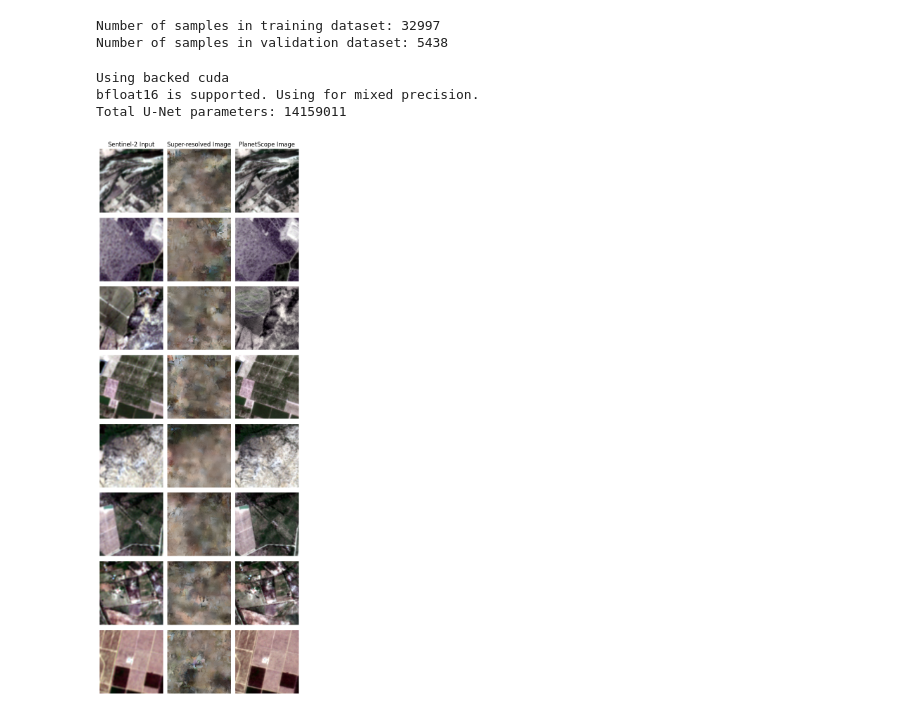
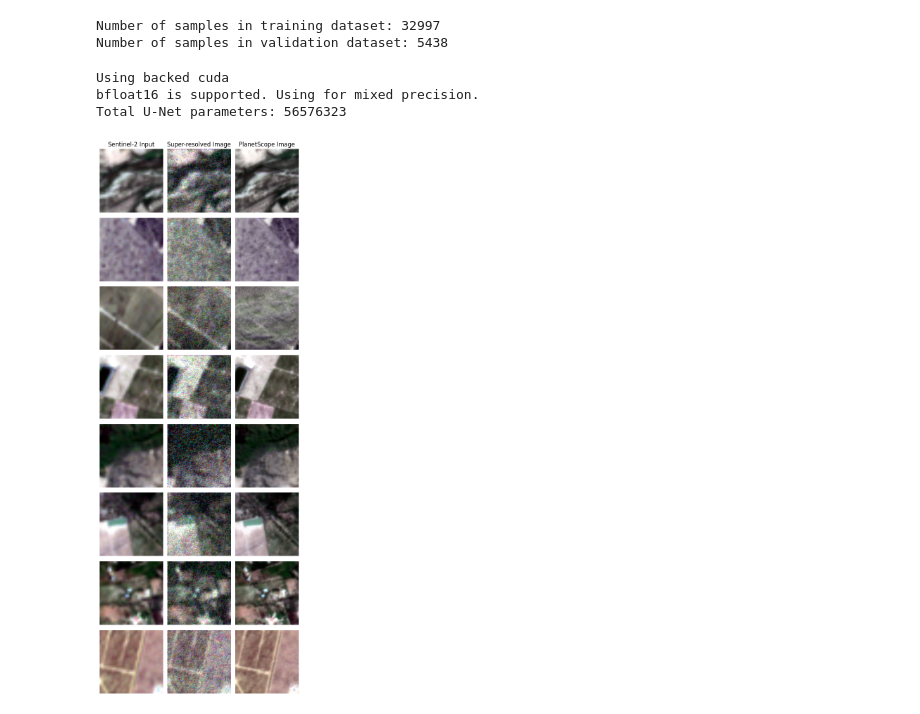
Before and after one commit to DakotaHester/diffusion-examples, a Jupyter notebook: notebooks/flow_matching.ipynb, the cells around one changed output. Saved outputs shown, nothing was run; the diff lists cells and outputs as text; code cells hidden in the pictures.

```diff
--- a/notebooks/flow_matching.ipynb
+++ b/notebooks/flow_matching.ipynb
@@ -162,16 +159,11 @@ else:
     print('bfloat16 not supported. Falling back to float16 for mixed precision.')
     mixed_precision_dtype = torch.float16
 
-# vae = AutoencoderTiny.from_pretrained('madebyollin/taesd')
-# vae.to(device)
-# vae = torch.compile(vae)
-# print(f'Total VAE parameters: {sum([p.numel() for p in vae.parameters()])}')
-
 model = UNet2DModel(
     sample_size=256,
     in_channels=6,
     out_channels=3,
-    block_out_channels=[32, 64, 128, 256],
+    block_out_channels=[64, 128, 256, 512],
     down_block_types=['DownBlock2D'] * 4, # + ['AttnDownBlock2D'],
     up_block_types=['UpBlock2D'] * 4, # + ['AttnUpBlock2D']
 )
@@ -182,15 +174,13 @@ print(f'Total U-Net parameters: {sum([p.numel() for p in model.parameters()])}')
 # %% [output]
 Using backed cuda
 bfloat16 is supported. Using for mixed precision.
-Total U-Net parameters: 14159011
+Total U-Net parameters: 56576323
 # %%
 batch_size = 256
-micro_batch_size = 32
+micro_batch_size = 16
 n_epochs = 100
-total_timesteps = 1000
 warmup_epochs = 10
-lr = 1e-5
-
+lr = 1e-4
 
 grad_accum_steps = batch_size // micro_batch_size
 
@@ -199,7 +189,6 @@ warmup_scheduler = torch.optim.lr_scheduler.LinearLR(optimizer, start_factor=0.1
 cosine_scheduler = torch.optim.lr_scheduler.CosineAnnealingLR(optimizer, T_max=n_epochs - warmup_epochs)
 lr_scheduler = torch.optim.lr_scheduler.SequentialLR(optimizer, schedulers=[warmup_scheduler, cosine_scheduler], milestones=[warmup_epochs])
 # lr_scheduler = torch.optim.lr_scheduler.CosineAnnealingLR(optimizer, n_epochs)
-# noise_scheduler = DDIMScheduler(num_train_timesteps=total_timesteps)
 scaler = GradScaler()
 
 train_dataloader = DataLoader(train_dataset, batch_size=micro_batch_size, shuffle=True, drop_last=True, pin_memory=True, num_workers=16)
@@ -209,12 +198,11 @@ for epoch in range(1, n_epochs+1):
 
     epoch_losses = []
     with tqdm(train_dataloader, desc=f'Epoch {epoch}/{n_epochs}', unit='batch', postfix={'lr': optimizer.param_groups[0]['lr']}) as pbar:
-        for i, (s2_img, ps_img) in enumerate(train_dataloader):
+        for i, (s2_img, ps_img) in enumerate(pbar):
 
             s2_img = F.interpolate(s2_img, size=ps_img.shape[-2:], mode='bilinear')
             s2_img, ps_img = s2_img.to(device), ps_img.to(device)
 
-            timesteps = torch.randint(0, total_timesteps, (micro_batch_size,)).to(device)
             x_0 = torch.randn_like(ps_img)
             t = torch.rand(micro_batch_size, device=device)
             t_reshaped = t.view(-1, 1, 1, 1)
@@ -237,62 +225,86 @@ for epoch in range(1, n_epochs+1):
                 optimizer.zero_grad()
 
             pbar.set_postfix(lr=optimizer.param_groups[0]['lr'], loss=sum(epoch_losses) / len(epoch_losses))
-            pbar.update(1)
 
-    torch.save(model.state_dict(), '../models/ddim_planetscope.pt')
+    torch.save(model.state_dict(), '../models/fm_s2_ps_sr.pt')
     losses.append(sum(epoch_losses) / len(epoch_losses))
     lr_scheduler.step()
 # %%
 # noise_scheduler.set_timesteps(num_inference_steps=50)
 
+# model.load_state_dict(torch.load('../models/fm_s2_ps_sr.pt'))
+model.eval()
+
 batch_size = 8
+num_inference_timesteps = 100
+
+ps_img = torch.stack([val_dataset[i][1] for i in range(batch_size)], dim=0)
+
 s2_img = torch.stack([val_dataset[i][0] for i in range(batch_size)], dim=0)
 s2_img = F.interpolate(s2_img, size=ps_img.shape[-2:], mode='bilinear').to(device)
 
-ps_img = torch.stack([val_dataset[i][1] for i in range(batch_size)], dim=0)
+timesteps = torch.linspace(0, 1, num_inference_timesteps, device=device)
+step_size = timesteps[1] - timesteps[0]
 
-with torch.no_grad(), autocast(device.type, dtype=mixed_precision_dtype):
-    s2_latent = vae.encode(s2_img).latents
+x = torch.randn_like(s2_img, device=device)
+for t in tqdm(timesteps[:-1]):
+    t_batch = torch.ones(batch_size, device=device) * t
+    t_mid_batch = torch.ones(batch_size, device=device) * (t + step_size / 2)
+    t_next_batch = torch.ones(batch_size, device=device) * (t + step_size)
 
-x = torch.rand(s2_latent.shape, device=device)
-for i, t in tqdm(enumerate(noise_scheduler.timesteps)):
-    noisy_latent = noise_scheduler.scale_model_input(x, t)
-    model_input = torch.cat((noisy_latent, s2_latent), dim=1)
     with torch.no_grad(), autocast(device.type, dtype=mixed_precision_dtype):
-        noise_pred = model(model_input, t).sample
 
-    x = noise_scheduler.step(noise_pred, t, x).prev_sample
+        # k1: velocity at start of the step
+        model_input_k1 = torch.cat((x, s2_img), dim=1)
+        v_k1 = model(model_input_k1, t_batch * 999).sample
 
-with torch.no_grad(), autocast(device.type, dtype=mixed_precision_dtype):
-    output = vae.decode(x, return_dict=False)[0]
+        # k2: velocity at midpoint
+        x_k2 = x + v_k1 * (step_size / 2)
+        model_input_k2 = torch.cat((x_k2, s2_img), dim=1)
+        v_k2 = model(model_input_k2, t_mid_batch * 999).sample
+
+        # k3: velocity at midpoint (estimated with k2)
+        x_k3 = x + v_k2 * (step_size / 2)
+        model_input_k3 = torch.cat((x_k3, s2_img), dim=1)
+        v_k3 = model(model_input_k3, t_mid_batch * 999).sample
+
+        # k4: velocity at the end of the step
+        x_k4 = x + v_k3 * step_size
+        model_input_k4 = torch.cat((x_k4, s2_img), dim=1)
+        v_k4 = model(model_input_k4, t_next_batch * 999).sample
+
+    x = x + (step_size / 6) * (v_k1 + 2*v_k2 + 2*v_k3 + v_k4)
 
 fig, axes = plt.subplots(batch_size, 3, figsize=(6, 2*batch_size))
 
 for i, ax in enumerate(axes):
 
     # ax[0].imshow(s2_img)
 
     s2_img_display = (s2_img[i].clamp(-1, 1) + 1) / 2
     s2_img_display = s2_img_display.permute(1, 2, 0).cpu().numpy()
+    s2_img_display = s2_img_display[:128, :128, :]
     ax[0].imshow(s2_img_display)
 
-    output_display = (output[i].clamp(-1, 1) + 1) / 2
+    output_display = (x[i].clamp(-1, 1) + 1) / 2
     output_display = output_display.permute(1, 2, 0).to(torch.float32).cpu().numpy()
+    output_display = output_display[:128, :128, :]
     ax[1].imshow(output_display)
 
     ps_img_display = (ps_img[i].clamp(-1, 1) + 1) / 2
     ps_img_display = ps_img_display.permute(1, 2, 0).cpu().numpy()
+    ps_img_display = ps_img_display[:128, :128, :]
     ax[2].imshow(ps_img_display)
 
     ax[0].axis('off')
     ax[1].axis('off')
     ax[2].axis('off')
 
 axes[0][0].set_title('Sentinel-2 Input')
 axes[0][1].set_title('Super-resolved Image')
 axes[0][2].set_title('PlanetScope Image')
 
 plt.tight_layout()
 plt.show()
 # %% [output]
-[figure, old version]
+[figure, new version]
```
Also changed, not shown: parts of 4 cells of this notebook, 3 other files.
